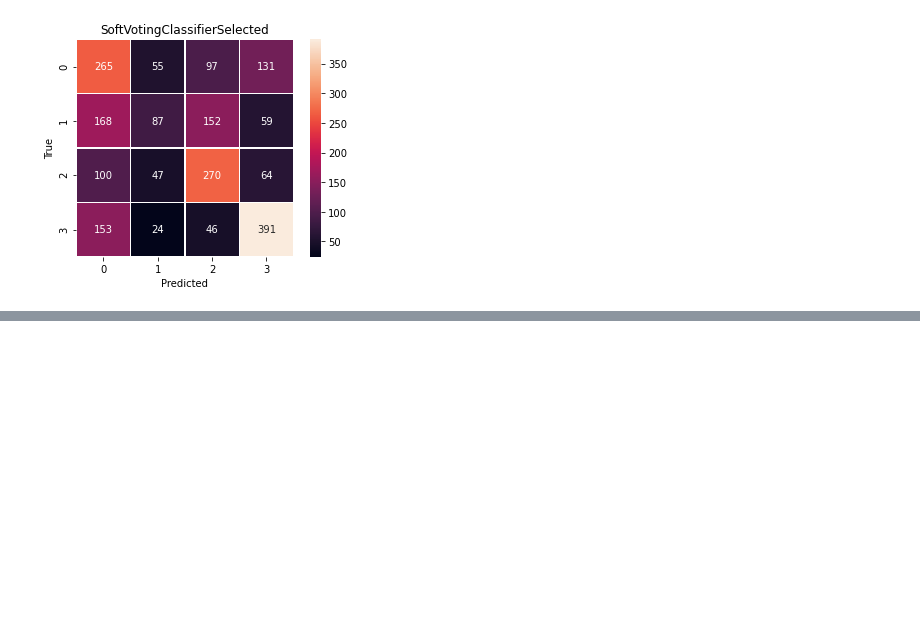
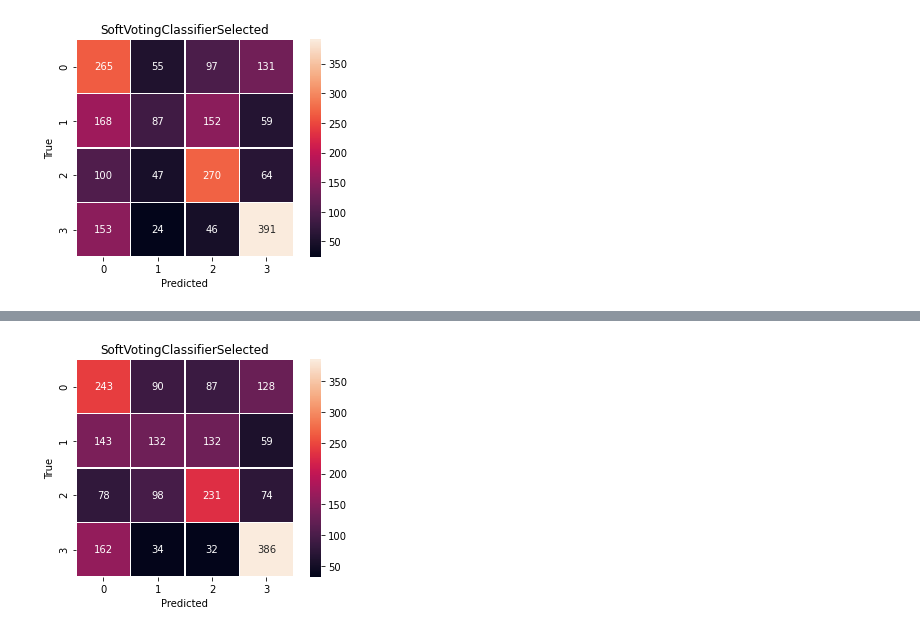
Before and after one commit to phantommarheaven7621/Customer_Segmentation_Classification, a Jupyter notebook: Customer_Segmentation_Classification.ipynb, the cells around one changed output, grey strips where cells are left out. Cells and saved outputs as stored; diff of their text form; code cells hidden in the pictures; blank space fills up the shorter version.

```diff
--- a/Customer_Segmentation_Classification.ipynb
+++ b/Customer_Segmentation_Classification.ipynb
@@ -1010,0 +1092,9 @@ for i, pred in enumerate(pred_list):
+# %%
+# Plot confusion matrix
+sns.heatmap(confusion_matrix(y_test, y_pred), annot=True, linewidths=0.4, square=True, fmt='.3g')
+plt.xlabel('Predicted')
+plt.ylabel('True')
+plt.title(title_list[i])
+plt.show()
+# %% [output]
+[figure, added]
```
Also changed, not shown: parts of 12 cells of this notebook.
